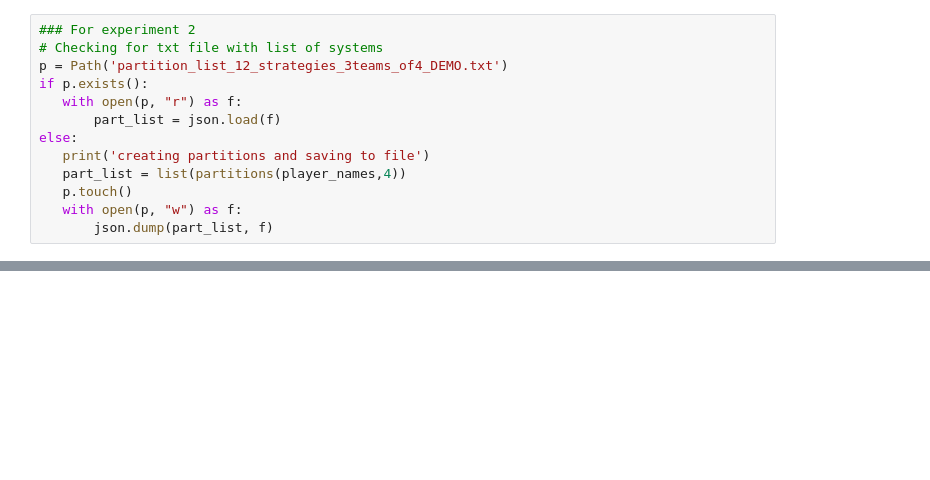
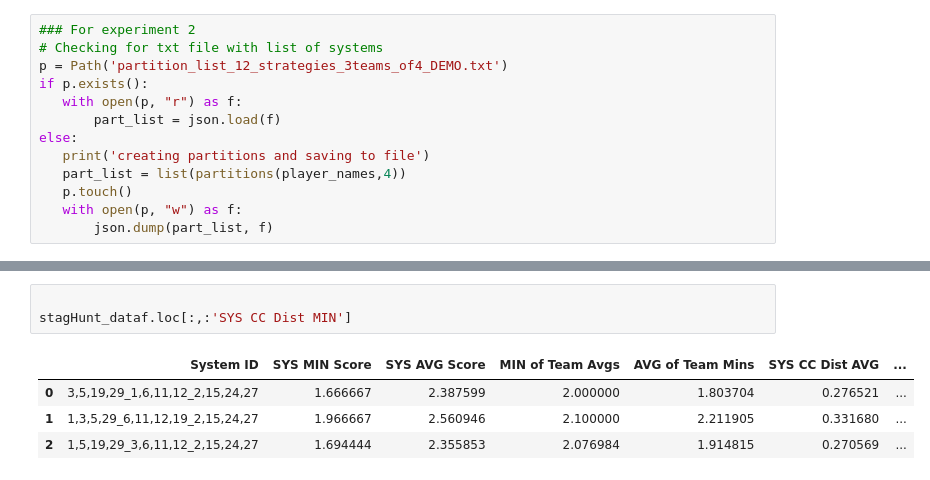
Before and after one commit to fatemehghaffari/PrisonersDilemma, a Jupyter notebook: DeterministicStrategyExperiments.ipynb, the cells around one changed output, grey strips where cells are left out. Cells and saved outputs as stored; diff of their text form; blank space fills up the shorter version.

```diff
--- a/DeterministicStrategyExperiments.ipynb
+++ b/DeterministicStrategyExperiments.ipynb
@@ -90,0 +236,8 @@ print("--- %s seconds ---" % (time.time() - start_time))
+# %%
+
+stagHunt_dataf.loc[:,:'SYS CC Dist MIN']
+# %% [output]
+|  | System ID | SYS MIN Score | SYS AVG Score | MIN of Team Avgs | AVG of Team Mins | SYS CC Dist AVG | ... |
+| 0 | 3,5,19,29_1,6,11,12_2,15,24,27 | 1.666667 | 2.387599 | 2.000000 | 1.803704 | 0.276521 | ... |
+| 1 | 1,3,5,29_6,11,12,19_2,15,24,27 | 1.966667 | 2.560946 | 2.100000 | 2.211905 | 0.331680 | ... |
+| 2 | 1,5,19,29_3,6,11,12_2,15,24,27 | 1.694444 | 2.355853 | 2.076984 | 1.914815 | 0.270569 | ... |
```
Also changed, not shown: parts of 28 cells of this notebook.
